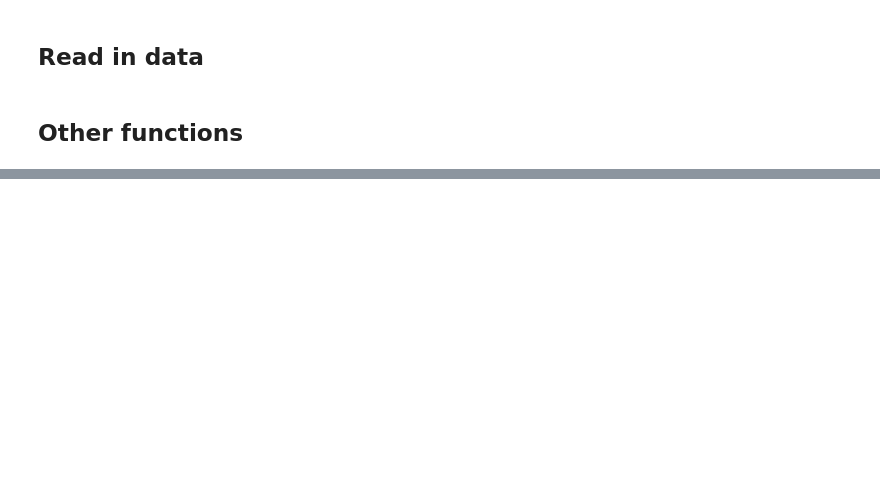
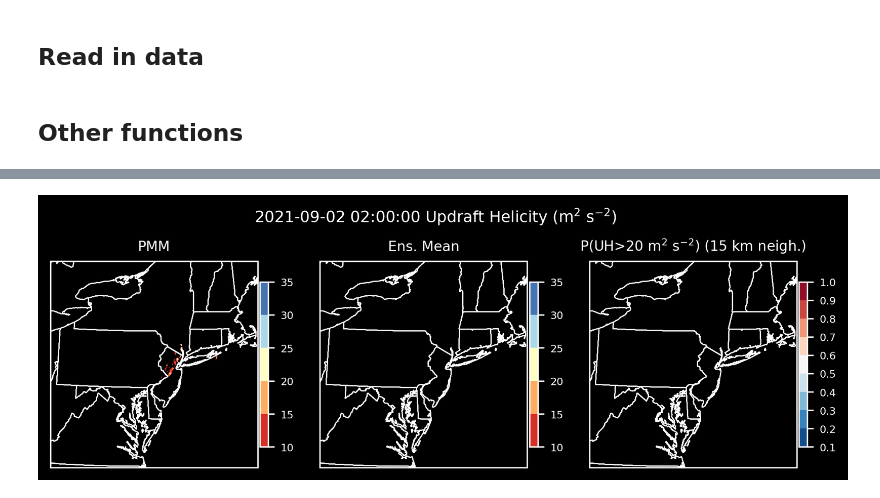
Before and after one commit to tyfolino/ida-precip, a Jupyter notebook: field_maps.ipynb, the cells around one changed output, grey strips where cells are left out. Cells and saved outputs as stored; diff of their text form; code cells hidden in the pictures; blank space fills up the shorter version.

```diff
--- a/field_maps.ipynb
+++ b/field_maps.ipynb
@@ -71,0 +307,18 @@ def pmm(da: xr.DataArray) -> xr.DataArray:
+# %%
+# Select 01–02 UTC composite reflectivity
+with ProgressBar():
+    uh_0102 = uh.sel(
+        time=slice("2021-09-02 01:00:00", "2021-09-02 02:00:00")
+    ).compute()
+
+# Calculate PMM
+pmm_uh = pmm(uh_0102)
+
+# Ensemble and initialization mean
+ens_mean_uh = uh_0102.mean(dim="run")
+
+# Probability of exceedence
+# 15 km neighborhood
+poe_uh = (uh_0102 > 20).sum(dim="run").rolling(
+    lat=5, lon=5, center=True
+).max() / len(uh_0102.run)
@@ -71,0 +329,75 @@ def pmm(da: xr.DataArray) -> xr.DataArray:
+# %%
+# We want to make an animated gif of the pmm, ensemble mean, and poe
+# Make list of titles
+titles = ["PMM", "Ens. Mean", "P(UH>20 m$^2$ s$^{-2}$) (15 km neigh.)"]
+
+# Values to plot
+values = [pmm_uh, ens_mean_uh, poe_uh]
+
+# Create 1x3 figure
+fig, axs = plt.subplots(
+    1,
+    3,
+    figsize=(6.5, 2.17),
+    sharex=True,
+    sharey=True,
+    dpi=300,
+    layout="constrained",
+    subplot_kw=dict(projection=proj),
+)
+
+
+def update(frame):
+    for i, ax in enumerate(axs):  # loop through each axis
+        # Make plot
+        if i < 2:  # if not the last plot
+            p = ax.contourf(
+                lon,
+                lat,
+                values[i].isel(time=frame),
+                cmap="RdYlBu",
+                levels=range(10, 40, 5),
+                transform=ccrs.PlateCarree(),
+            )
+        else:  # if the last plot
+            p = ax.contourf(
+                lon,
+                lat,
+                values[i].isel(time=frame),
+                cmap="RdBu_r",
+                levels=np.arange(0.1, 1.1, 0.1),  # levels from 0.1 to 1 by 0.1
+                transform=ccrs.PlateCarree(),
+            )
+        # Add state boundaries
+        ax.add_feature(cfeature.STATES, linewidth=0.5, edgecolor="white")
+
+        # Add title
+        ax.set_title(titles[i], fontsize=8)
+
+        # Remove previous colorbar if exists
+        if hasattr(ax, "colorbar"):
+            ax.colorbar.remove()
+
+        # Add colorbar to each plot
+        cb = fig.colorbar(p, ax=ax, shrink=0.8, pad=0.01)
+        cb.ax.tick_params(labelsize=6)
+        ax.colorbar = cb
+
+        # If in first two plots, set colorbar labels to match levels
+        if i < 2:
+            cb.set_ticks(range(10, 40, 5))  # set ticks
+            cb.set_ticklabels(range(10, 40, 5))  # set tick labels
+
+    # Make suptitle containing time value and stating reflectivity
+    fig.suptitle(
+        str(uh_0102.time.isel(time=frame).values)
+        + " Updraft Helicity (m$^2$ s$^{-2}$)",
+        fontsize=9,
+    )
+
+
+anim = FuncAnimation(fig, update, frames=13, repeat=True)
+
+anim.save("UH_0to2.gif", writer="Pillow", fps=2)
+plt.show()
+# %% [output]
@@ -71,0 +405 @@ def pmm(da: xr.DataArray) -> xr.DataArray:
+[figure, added]
```
Also changed, not shown: parts of 25 cells of this notebook, 2 other files.
